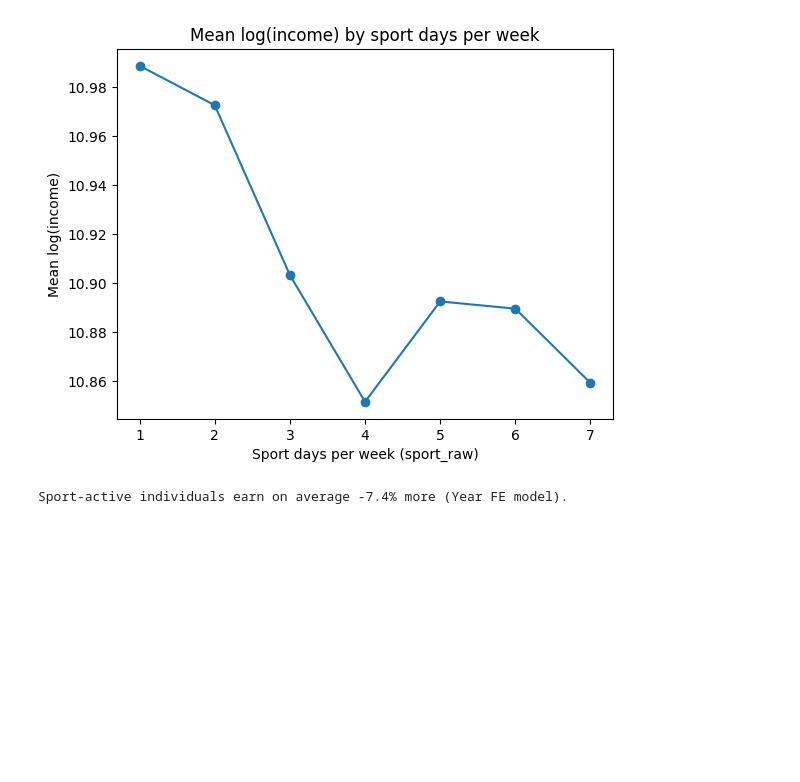
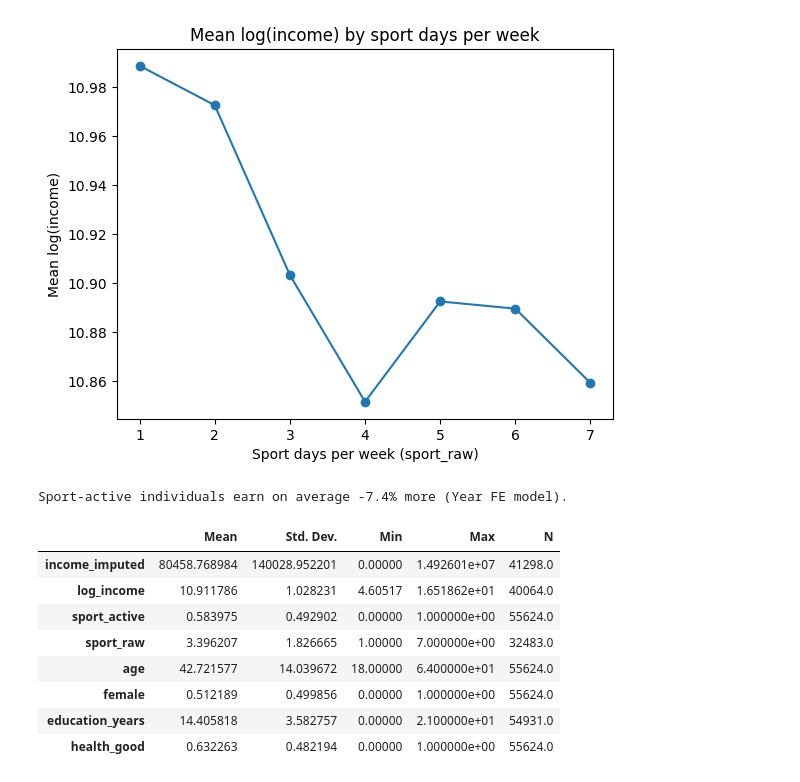
Before and after one commit to Facalfab/EM_Project, a Jupyter notebook: Step3_Regression_Analysis (1).ipynb, the cells around one changed output. Saved outputs shown, nothing was run; the diff lists cells and outputs as text; code cells hidden in the pictures; blank space fills up the shorter version.

```diff
--- a/Step3_Regression_Analysis (1).ipynb
+++ b/Step3_Regression_Analysis (1).ipynb
@@ -370,3 +370,40 @@ effect_pct = (np.exp(beta) - 1) * 100
 print(f"Sport-active individuals earn on average {effect_pct:.1f}% more (Year FE model).")
 # %% [output]
 Sport-active individuals earn on average -7.4% more (Year FE model).
+# %%
+# ------------------------------------
+# TABLE 1: Descriptive Statistics
+# ------------------------------------
+
+vars_desc = [
+    "income_imputed",
+    "log_income",
+    "sport_active",
+    "sport_raw",
+    "age",
+    "female",
+    "education_years",
+    "health_good"
+]
+
+desc = df[vars_desc].describe().T
+desc = desc[["mean", "std", "min", "max", "count"]]
+desc = desc.rename(columns={
+    "mean": "Mean",
+    "std": "Std. Dev.",
+    "min": "Min",
+    "max": "Max",
+    "count": "N"
+})
+
+desc
+# %% [output]
+|  | Mean | Std. Dev. | Min | Max | N |
+| income_imputed | 80458.768984 | 140028.952201 | 0.00000 | 1.492601e+07 | 41298.0 |
+| log_income | 10.911786 | 1.028231 | 4.60517 | 1.651862e+01 | 40064.0 |
+| sport_active | 0.583975 | 0.492902 | 0.00000 | 1.000000e+00 | 55624.0 |
+| sport_raw | 3.396207 | 1.826665 | 1.00000 | 7.000000e+00 | 32483.0 |
+| age | 42.721577 | 14.039672 | 18.00000 | 6.400000e+01 | 55624.0 |
+| female | 0.512189 | 0.499856 | 0.00000 | 1.000000e+00 | 55624.0 |
+| education_years | 14.405818 | 3.582757 | 0.00000 | 2.100000e+01 | 54931.0 |
+| health_good | 0.632263 | 0.482194 | 0.00000 | 1.000000e+00 | 55624.0 |
```
Also changed, not shown: parts of 4 cells of this notebook.
